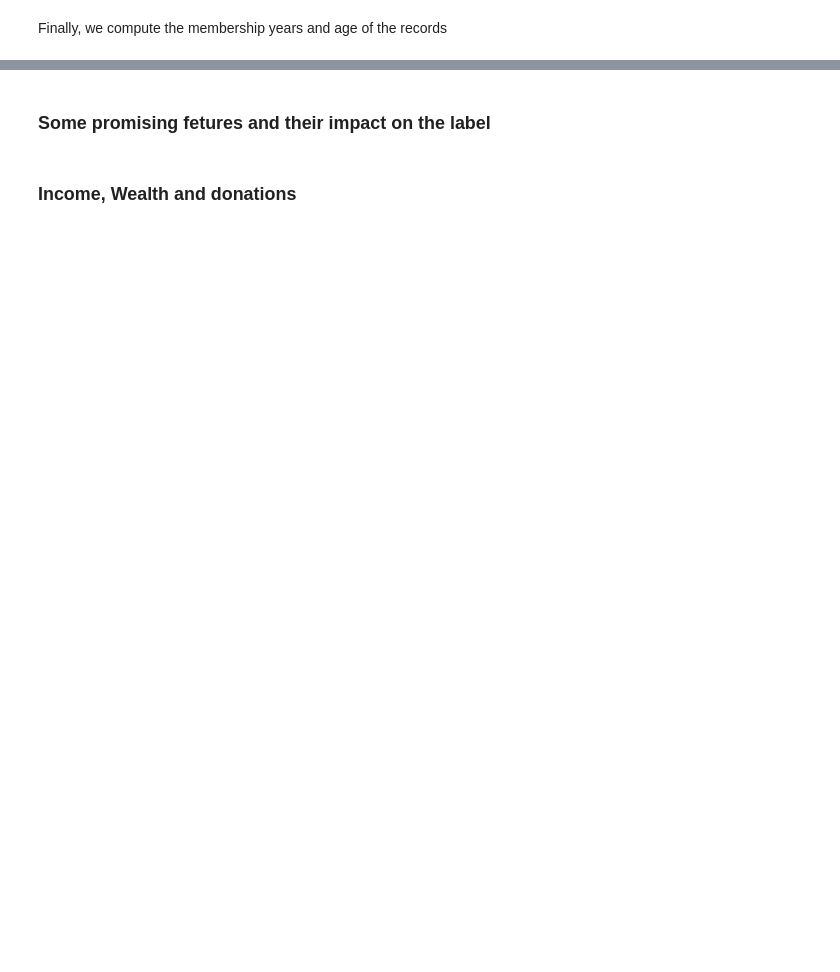
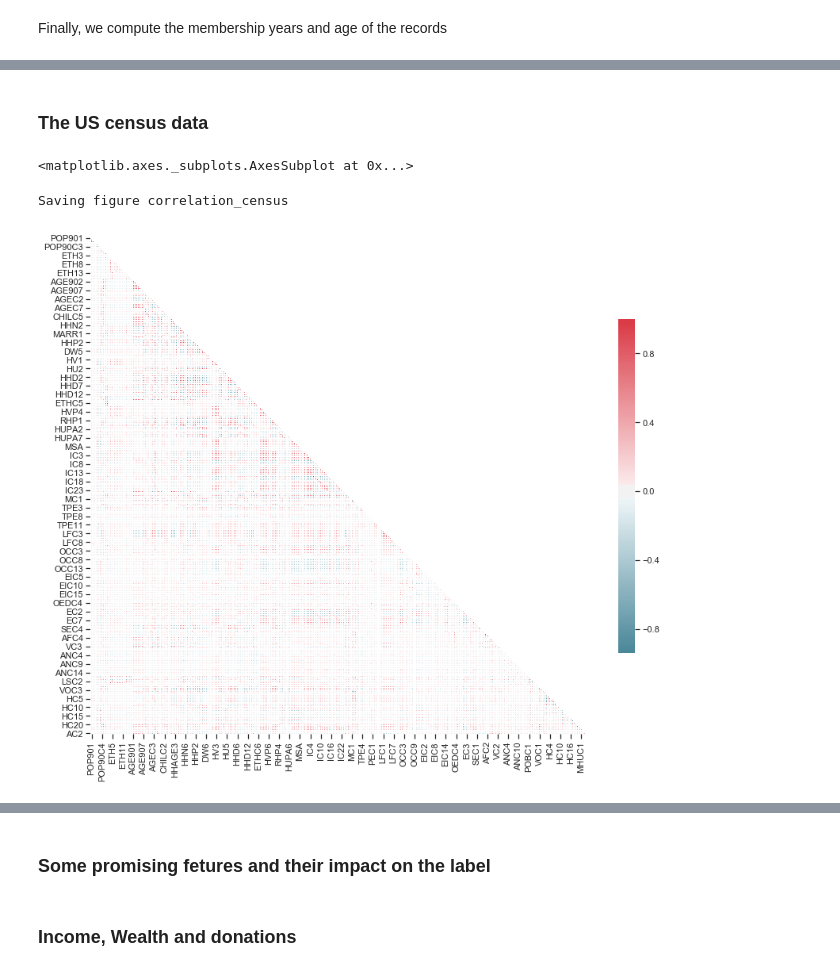
Before and after one commit to datarian/master-thesis-msc-statistics, a Jupyter notebook: code/jupyter_notebooks/eda.ipynb, the cells around one changed output, grey strips where cells are left out. Saved outputs shown, nothing was run; the diff lists cells and outputs as text; code cells hidden in the pictures; blank space fills up the shorter version.

```diff
--- a/code/jupyter_notebooks/eda.ipynb
+++ b/code/jupyter_notebooks/eda.ipynb
@@ -293,4 +297,0 @@ Merge learning and the rfa features, then drop the original RFA_* features
-# %%
-# copy = False prevents copying the whole learning dataset around
-learning = learning.merge(rfa, on=learning.index.name, copy=False)
-learning = learning.drop(dl.nominal_features, axis=1)
@@ -301,3 +298,13 @@ print(list(learning.select_dtypes(include="category").columns))
+# %%
+multibytes = pd.DataFrame(data=multibytes, columns=feature_names_m,
+                   index=learning.index).astype("category")
+learning = learning.merge(multibytes, on=learning.index.name, copy=False)
+
+hashes = pd.DataFrame(data=hashes, columns=feature_names_h,
+                   index=learning.index)
+learning = learning.merge(hashes, on=learning.index.name, copy=False)
+
+learning = learning.drop(dl.nominal_features, axis=1)
 # %% [markdown]
 ### Dates
 
@@ -373,6 +361,6 @@ Name: MONTHS_TO_DONATION_8, dtype: int64
 # %%
 learning = learning.merge(donation_responses, on=learning.index.name)
-learning = learning.drop(dl.don_hist_dates, axis=1, inplace=True)
+learning.drop(dl.don_hist_dates, axis=1, inplace=True)
 # %% [markdown]
 Finally, we compute the membership years and age of the records
 # %%
@@ -403,0 +416,22 @@ save_fig("float_feature_histograms")
+# %% [markdown]
+### The US census data
+# %%
+census = learning[dl.us_census_features]
+census_corr = census.corr()
+# %%
+mask = np.zeros_like(census_corr, dtype=np.bool)
+mask[np.triu_indices_from(mask)] = True
+
+# Set up the matplotlib figure
+f, ax = plt.subplots(figsize=(12, 12))
+
+# Generate a custom diverging colormap
+cmap = sns.diverging_palette(220, 10, as_cmap=True)
+
+sns.heatmap(census_corr, mask=mask, cmap=cmap, vmax=1.0, center=0,
+            square=True, linewidths=.2, cbar_kws={"shrink": .5})
+save_fig(fig_id="correlation_census")
+# %% [output]
+<matplotlib.axes._subplots.AxesSubplot at 0x...>
+Saving figure correlation_census
+[figure, added]
```
Also changed, not shown: parts of 70 cells of this notebook, 4 other files.
